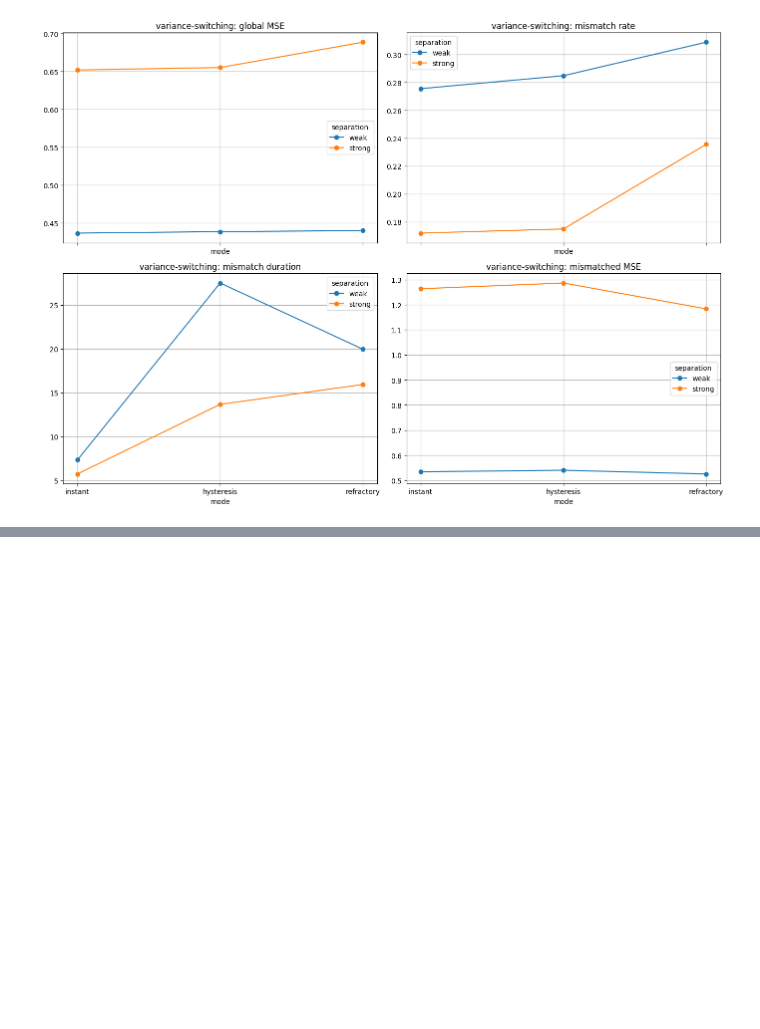
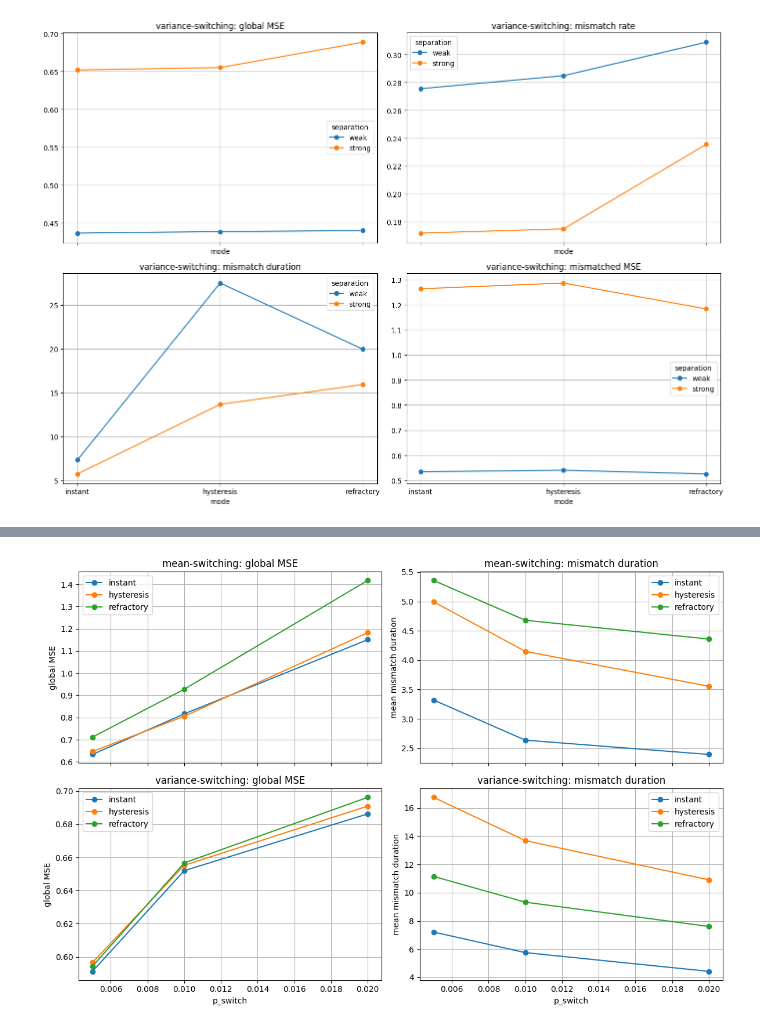
Before and after one commit to Sallamsaka/PHY431-Research-Project, a Jupyter notebook: project3.ipynb, the cells around one changed output, grey strips where cells are left out. Cells and saved outputs as stored; diff of their text form; code cells hidden in the pictures; blank space fills up the shorter version.

```diff
--- a/project3.ipynb
+++ b/project3.ipynb
@@ -1623,0 +1685,40 @@ for env_type in ["mean", "variance"]:
+# %%
+
+# ---------- small p_switch robustness plots ----------
+
+fig, axes = plt.subplots(2, 2, figsize=(12, 8), sharex=True)
+
+for row_idx, env_name in enumerate(["mean-switching", "variance-switching"]):
+    df_env = p_switch_robust_df[p_switch_robust_df["env"] == env_name]
+
+    for mode_name in ["instant", "hysteresis", "refractory"]:
+        df_mode = df_env[df_env["mode"] == mode_name].sort_values("p_switch")
+
+        axes[row_idx, 0].plot(
+            df_mode["p_switch"],
+            df_mode["global_mse"],
+            marker="o",
+            label=mode_name,
+        )
+        axes[row_idx, 1].plot(
+            df_mode["p_switch"],
+            df_mode["mean_mismatch_duration"],
+            marker="o",
+            label=mode_name,
+        )
+
+    axes[row_idx, 0].set_title(f"{env_name}: global MSE")
+    axes[row_idx, 0].set_ylabel("global MSE")
+    axes[row_idx, 0].legend()
+
+    axes[row_idx, 1].set_title(f"{env_name}: mismatch duration")
+    axes[row_idx, 1].set_ylabel("mean mismatch duration")
+    axes[row_idx, 1].legend()
+
+axes[1, 0].set_xlabel("p_switch")
+axes[1, 1].set_xlabel("p_switch")
+
+plt.tight_layout()
+plt.show()
+# %% [output]
+[figure, added]
```
Also changed, not shown: parts of 1 cell of this notebook, 4 other files.
